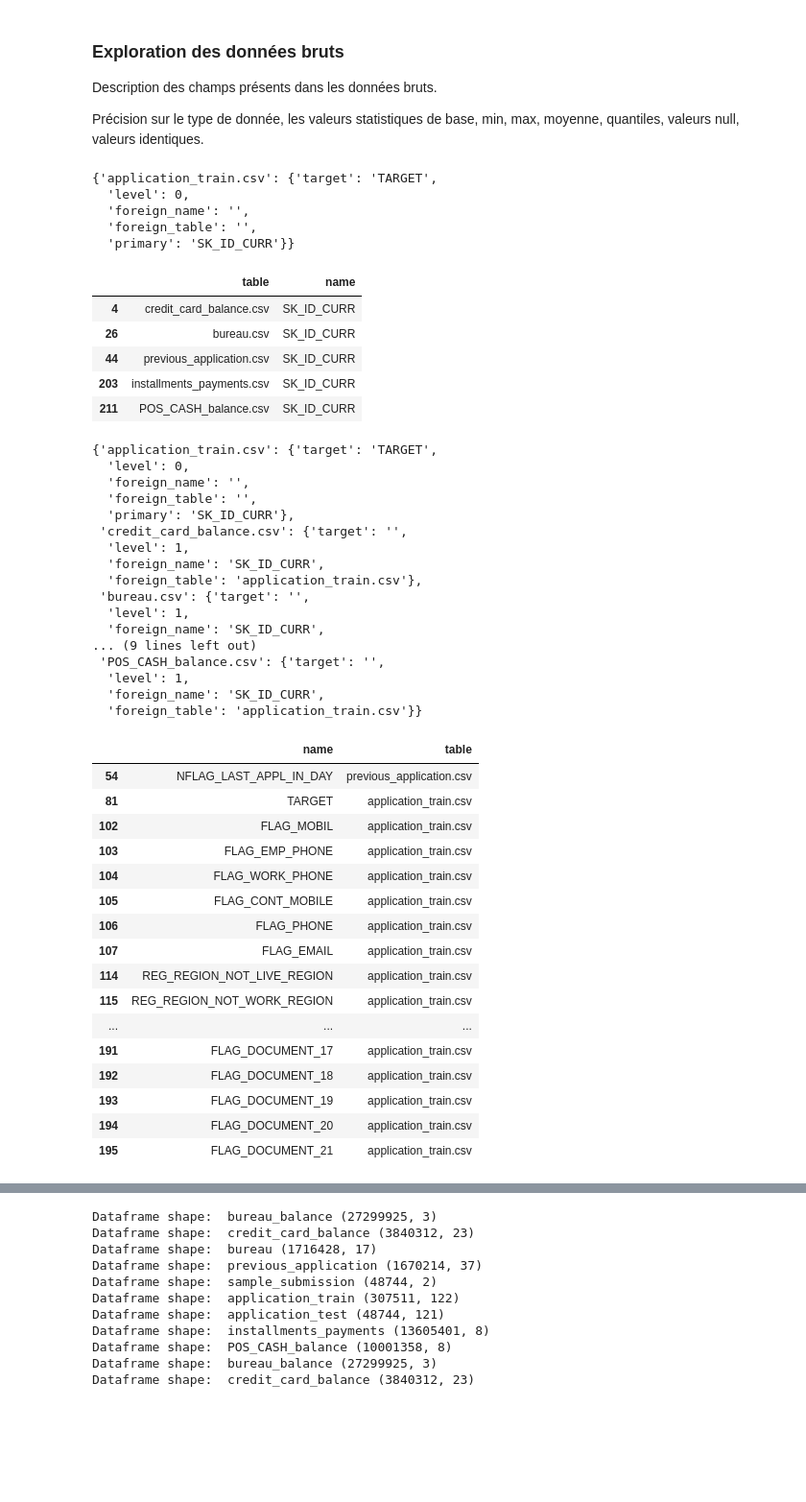
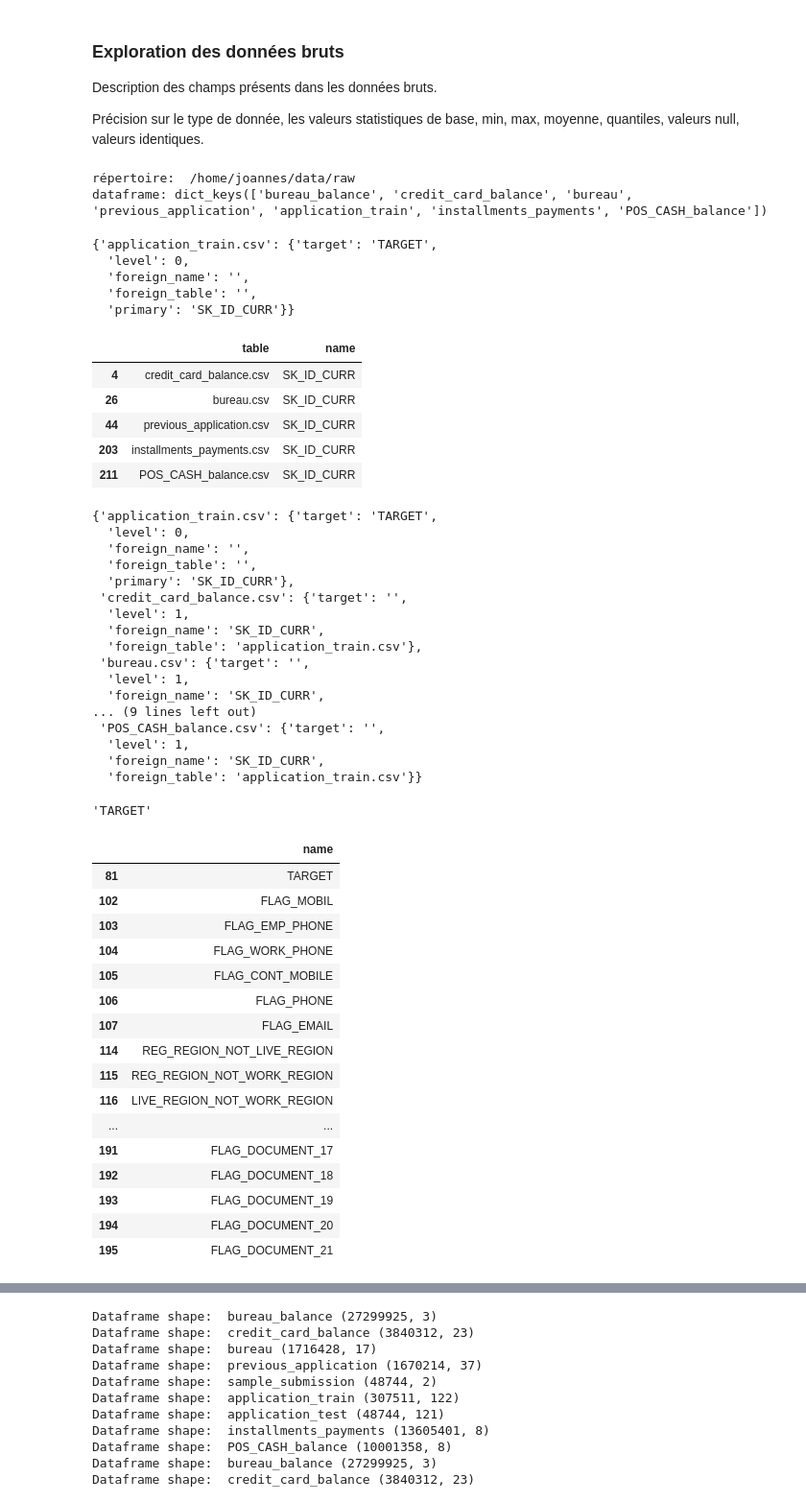
Before and after one commit to joannes59/openclassrooms_projet06, a Jupyter notebook: notebooks/Initiez-vous au MLOps 1-02 exploration.ipynb, the cells around one changed output, grey strips where cells are left out. Shown at 96% size. Drawn from its saved outputs; the diff is of its cells as text; code cells hidden in the pictures; blank space fills up the shorter version.

```diff
--- a/notebooks/Initiez-vous au MLOps 1-02 exploration.ipynb
+++ b/notebooks/Initiez-vous au MLOps 1-02 exploration.ipynb
@@ -45,6 +45,36 @@ logger = logging.getLogger(__name__)
 MLFLOW_URL = "http://localhost:5000"
 DATA_DIR = str(Path.home() / "data")
 EXPERIMENT_NAME = "Projet 06 - OpenClassrooms v4"
+# %%
+# Importations
+import pandas as pd
+import numpy as np
+import matplotlib.pyplot as plt
+import seaborn as sns
+
+
+
+# Chargement des fichiers du repertoire data_path, création des dataframes
+
+def csv_to_dataframe(data_path):
+    """ list csv files in data_path and return dic with all dataframes """
+    dataframes = {}
+    files = list(Path(data_path).glob("*.csv"))
+
+    for file in files:
+
+        dataframe_name = file.name.replace(".csv", "")
+        df = pd.read_csv(os.path.join(data_path, file.name))
+        dataframes[dataframe_name] = df
+
+    print('dataframe:', dataframes.keys())
+    return dataframes
+
+print("répertoire: ", DATA_DIR + '/raw')
+df_brut = csv_to_dataframe(DATA_DIR + '/raw')
+# %% [output]
+répertoire:  /home/joannes/data/raw
+dataframe: dict_keys(['bureau_balance', 'credit_card_balance', 'bureau', 'previous_application', 'application_train', 'installments_payments', 'POS_CASH_balance'])
 # %%
 df_field_describ = pd.read_csv(DATA_DIR + "/describe_column.csv")
 
@@ -94,6 +124,9 @@ if len(target_table) == 1:
 
 
 display(mcd)
+
+result = df_field_describ.loc[(df_field_describ["key"] == "TARGET"), "name"].iloc[0]
+display(str(result))
 # %% [output]
 {'application_train.csv': {'target': 'TARGET',
   'level': 0,
@@ -123,34 +156,35 @@ display(mcd)
   'level': 1,
   'foreign_name': 'SK_ID_CURR',
   'foreign_table': 'application_train.csv'}}
+'TARGET'
 # %%
 
 # add field on df_field_describ if not exist
 for field in ['p_value']:
     if field not in df_field_describ.columns:
         df_field_describ[field] = 0.0
 
 # Select the binary field with no p_value
 IS_BINARY = (df_field_describ["categ"] == "BINARY")
-NO_P_VALUE = (df_field_describ["p_value"] == 0.0)
+NO_P_VALUE = (df_field_describ["table"] == "application_train.csv")
 
-update_khi2 = df_field_describ.loc[(IS_BINARY & NO_P_VALUE), ["name","table"]]
+update_khi2 = df_field_describ.loc[(IS_BINARY & NO_P_VALUE), ["name"]]
 display(update_khi2)
 # %% [output]
-|  | name | table |
-| 54 | NFLAG_LAST_APPL_IN_DAY | previous_application.csv |
-| 81 | TARGET | application_train.csv |
-| 102 | FLAG_MOBIL | application_train.csv |
-| 103 | FLAG_EMP_PHONE | application_train.csv |
-| 104 | FLAG_WORK_PHONE | application_train.csv |
-| 105 | FLAG_CONT_MOBILE | application_train.csv |
-| 106 | FLAG_PHONE | application_train.csv |
-| 107 | FLAG_EMAIL | application_train.csv |
-| 114 | REG_REGION_NOT_LIVE_REGION | application_train.csv |
-| 115 | REG_REGION_NOT_WORK_REGION | application_train.csv |
-| ... | ... | ... |
-| 191 | FLAG_DOCUMENT_17 | application_train.csv |
-| 192 | FLAG_DOCUMENT_18 | application_train.csv |
-| 193 | FLAG_DOCUMENT_19 | application_train.csv |
-| 194 | FLAG_DOCUMENT_20 | application_train.csv |
-| 195 | FLAG_DOCUMENT_21 | application_train.csv |
+|  | name |
+| 81 | TARGET |
+| 102 | FLAG_MOBIL |
+| 103 | FLAG_EMP_PHONE |
+| 104 | FLAG_WORK_PHONE |
+| 105 | FLAG_CONT_MOBILE |
+| 106 | FLAG_PHONE |
+| 107 | FLAG_EMAIL |
+| 114 | REG_REGION_NOT_LIVE_REGION |
+| 115 | REG_REGION_NOT_WORK_REGION |
+| 116 | LIVE_REGION_NOT_WORK_REGION |
+| ... | ... |
+| 191 | FLAG_DOCUMENT_17 |
+| 192 | FLAG_DOCUMENT_18 |
+| 193 | FLAG_DOCUMENT_19 |
+| 194 | FLAG_DOCUMENT_20 |
+| 195 | FLAG_DOCUMENT_21 |
```
Also changed, not shown: parts of 4 cells of this notebook, 1 other file.
